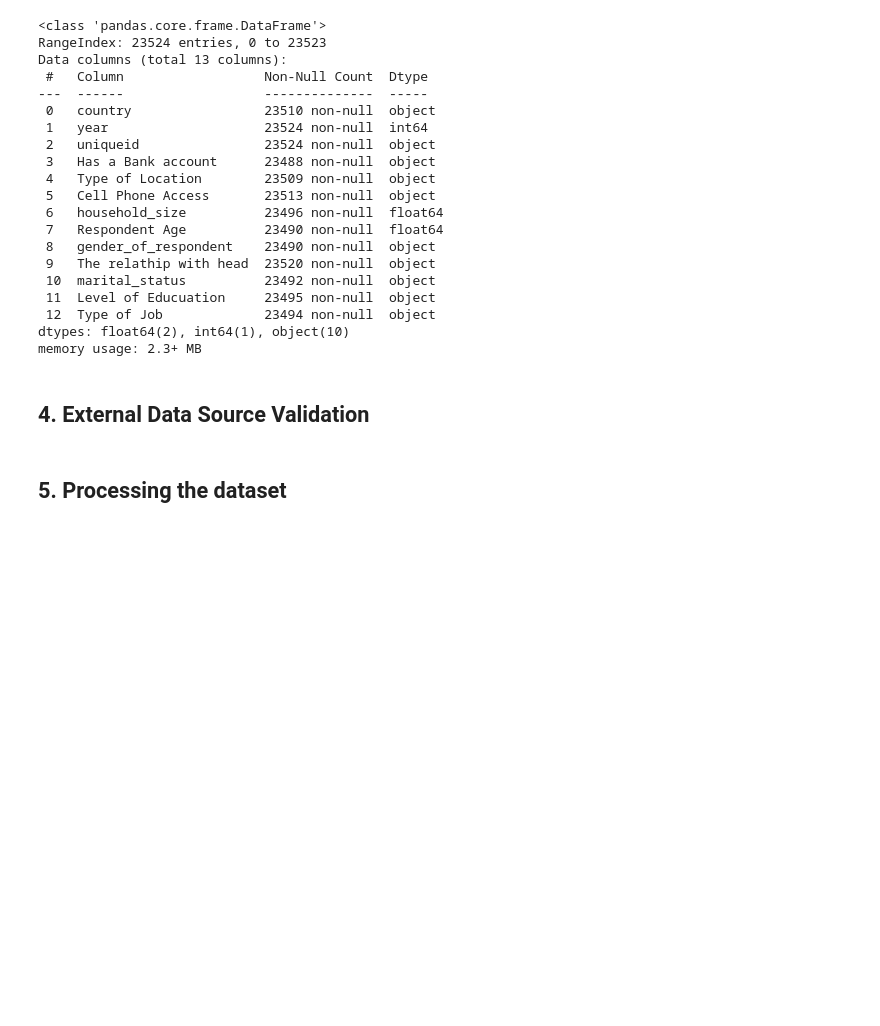
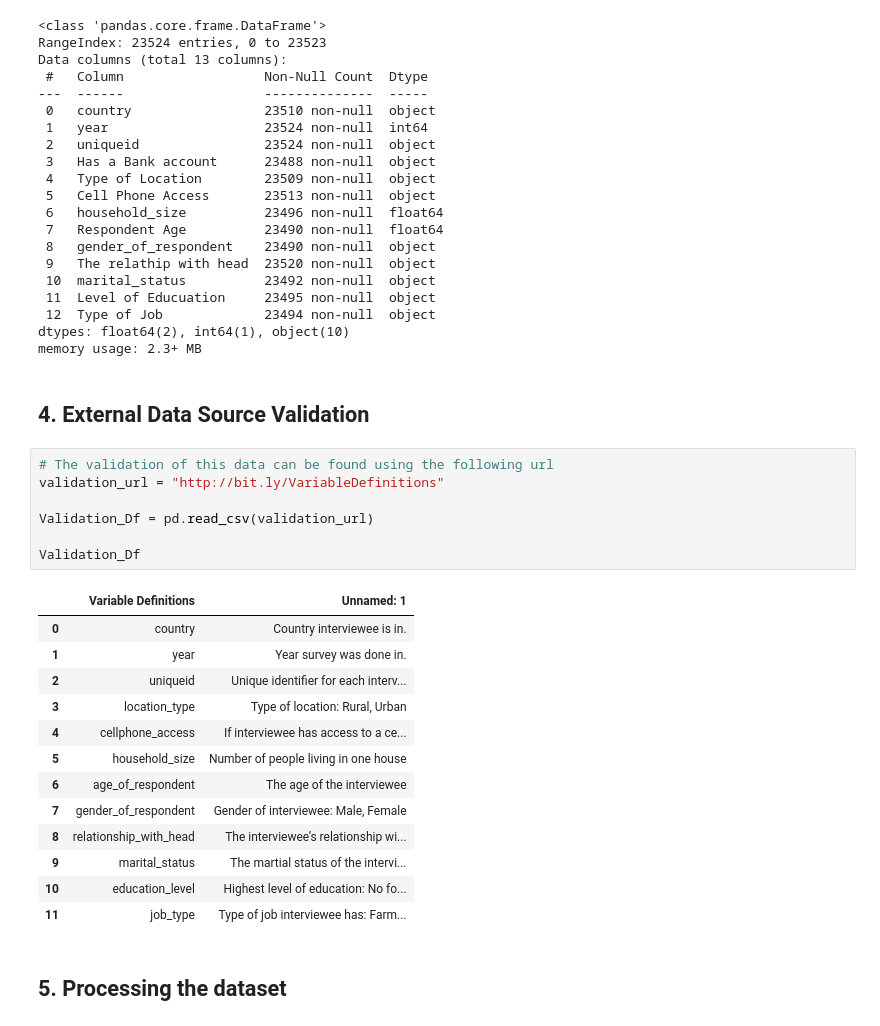
Before and after one commit to mburu-mwangi/Core-Wk2-IP, a Jupyter notebook: Moringa_Data_Science_Core_W2_Independent_Project_2021_09_Alfonce_Mwangi_Python_Notebook.ipynb, the cells around one changed output. Saved outputs shown, nothing was run; the diff lists cells and outputs as text; blank space fills up the shorter version.

```diff
--- a/Moringa_Data_Science_Core_W2_Independent_Project_2021_09_Alfonce_Mwangi_Python_Notebook.ipynb
+++ b/Moringa_Data_Science_Core_W2_Independent_Project_2021_09_Alfonce_Mwangi_Python_Notebook.ipynb
@@ -94,6 +111,27 @@ dtypes: float64(2), int64(1), object(10)
 memory usage: 2.3+ MB
 # %% [markdown]
 ## 4. External Data Source Validation
+# %%
+# The validation of this data can be found using the following url
+validation_url = "http://bit.ly/VariableDefinitions"
+
+Validation_Df = pd.read_csv(validation_url)
+
+Validation_Df
+# %% [output]
+|  | Variable Definitions | Unnamed: 1 |
+| 0 | country | Country interviewee is in. |
+| 1 | year | Year survey was done in. |
+| 2 | uniqueid | Unique identifier for each interv... |
+| 3 | location_type | Type of location: Rural, Urban |
+| 4 | cellphone_access | If interviewee has access to a ce... |
+| 5 | household_size | Number of people living in one house |
+| 6 | age_of_respondent | The age of the interviewee |
+| 7 | gender_of_respondent | Gender of interviewee: Male, Female |
+| 8 | relationship_with_head | The interviewee’s relationship wi... |
+| 9 | marital_status | The martial status of the intervi... |
+| 10 | education_level | Highest level of education: No fo... |
+| 11 | job_type | Type of job interviewee has: Farm... |
 # %% [markdown]
 ## 5. Processing the dataset
 # %%
```
Also changed, not shown: parts of 11 cells of this notebook.
